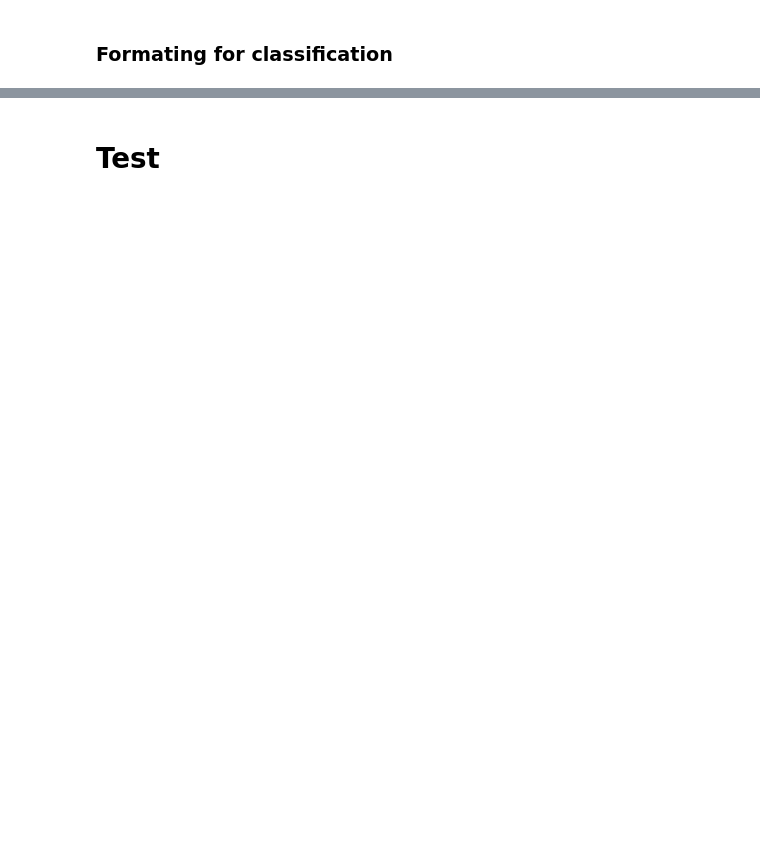
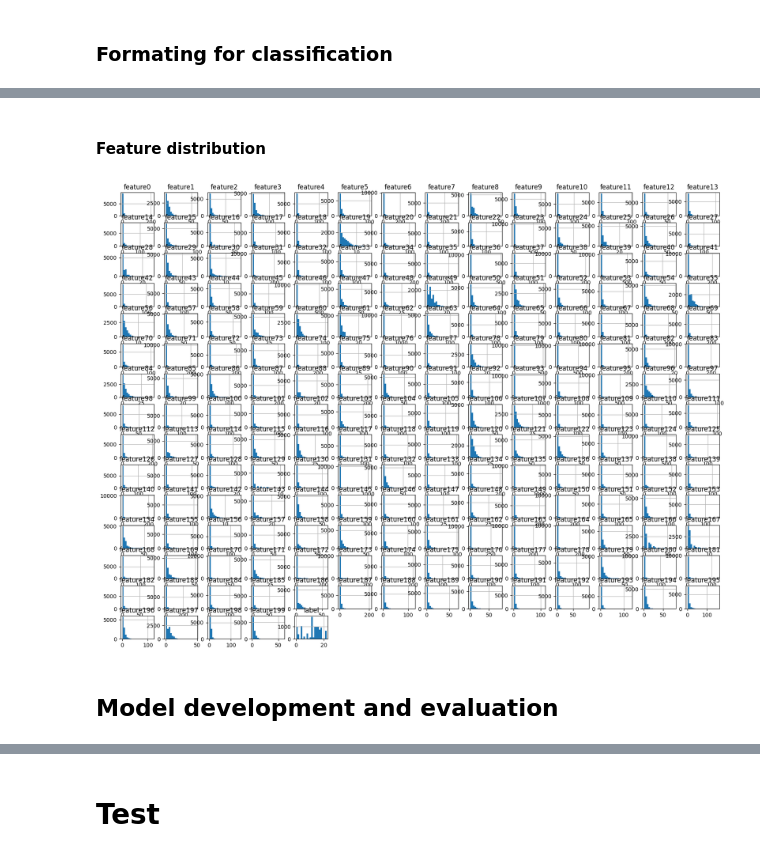
Before and after one commit to lamld203844/endoscopic, a Jupyter notebook: kaggle/endoscopic-bovw.ipynb, the cells around one changed output, grey strips where cells are left out. Drawn from its saved outputs; the diff is of its cells as text; code cells hidden in the pictures; blank space fills up the shorter version.

```diff
--- a/kaggle/endoscopic-bovw.ipynb
+++ b/kaggle/endoscopic-bovw.ipynb
@@ -383,0 +393,9 @@ print(f'Cross-validation Accuracy: {cv_scores.mean() * 100:.2f}%')
+# %% [markdown]
+#### Feature distribution
+# %%
+df.hist(bins=20, figsize=(20, 15))
+plt.show()
+# %% [output]
+[figure, added]
+# %% [markdown]
+## Model development and evaluation
```
Also changed, not shown: parts of 24 cells of this notebook, 1 other file.
